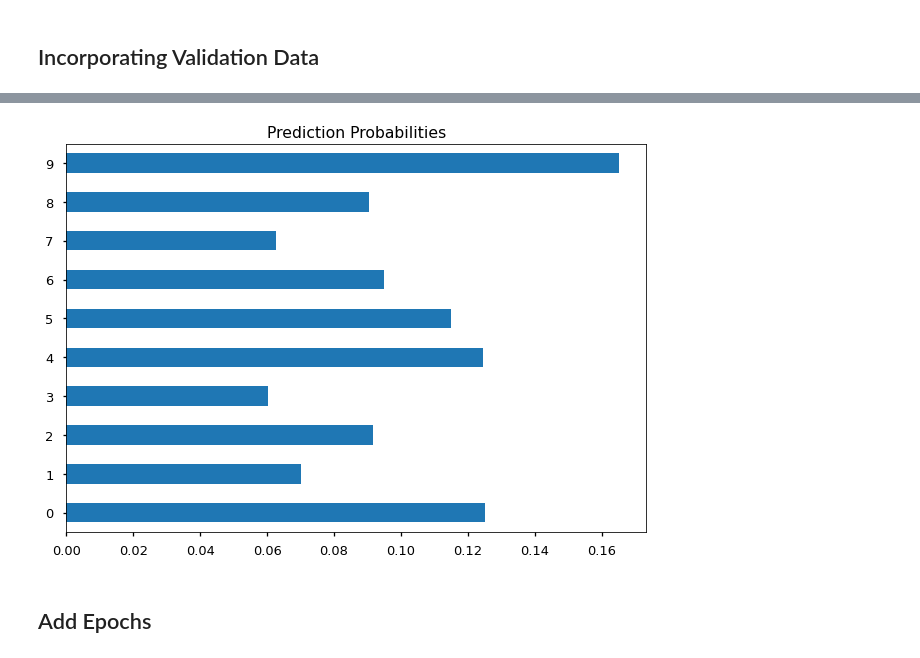
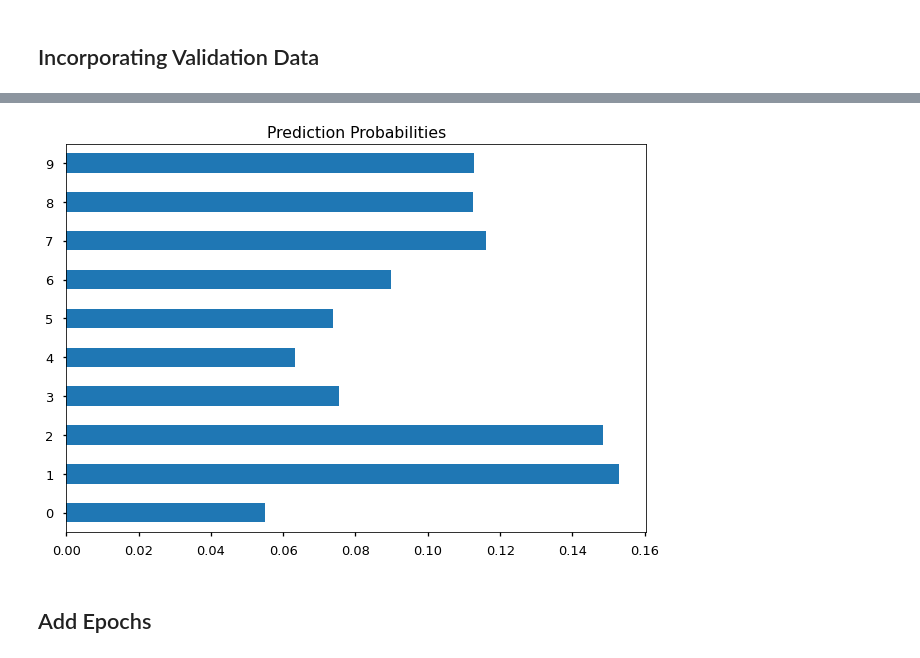
Before and after one commit to cwf231/StudyGroups, a Jupyter notebook: StudyGroupNotes/Phase_4/4.41_4.42_tensorflow.ipynb, the cells around one changed output, grey strips where cells are left out. Saved outputs shown, nothing was run; the diff lists cells and outputs as text; code cells hidden in the pictures.

```diff
--- a/StudyGroupNotes/Phase_4/4.41_4.42_tensorflow.ipynb
+++ b/StudyGroupNotes/Phase_4/4.41_4.42_tensorflow.ipynb
@@ -381,8 +418,8 @@ model.fit(X_train, y_train, validation_data=(X_val, y_val))
 <tensorflow.python.keras.callbacks.History at 0x...>
 # %%
-plot_prediction_probabilities(model, ohe, X_train[[0]])
+plot_prediction_probabilities(model, ohe, X_test[[0]])
 # %% [output]
-[figure, old version]
+[figure, new version]
 # %% [markdown]
 ## Add Epochs
 # %%
```
Also changed, not shown: parts of 38 cells of this notebook.
